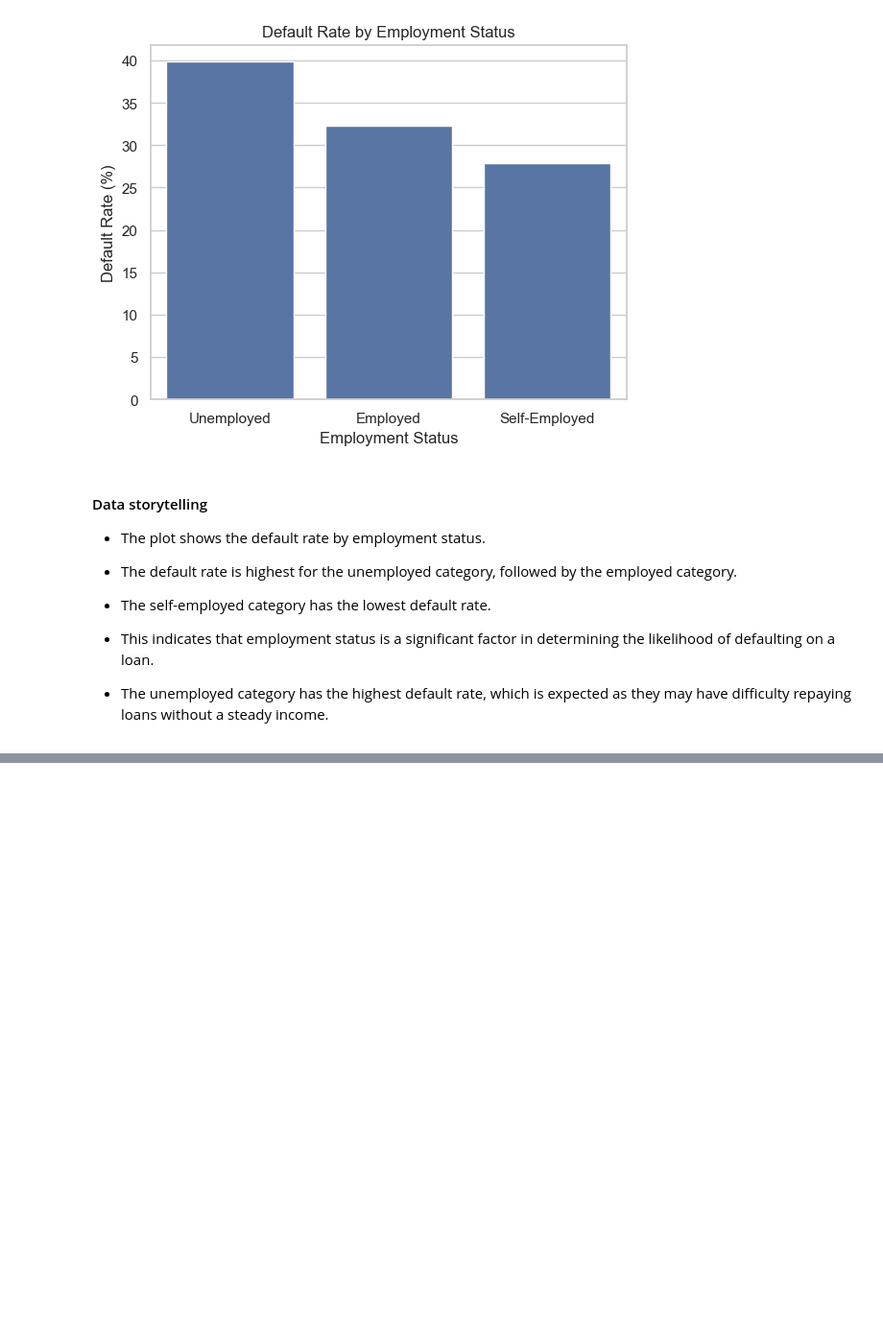
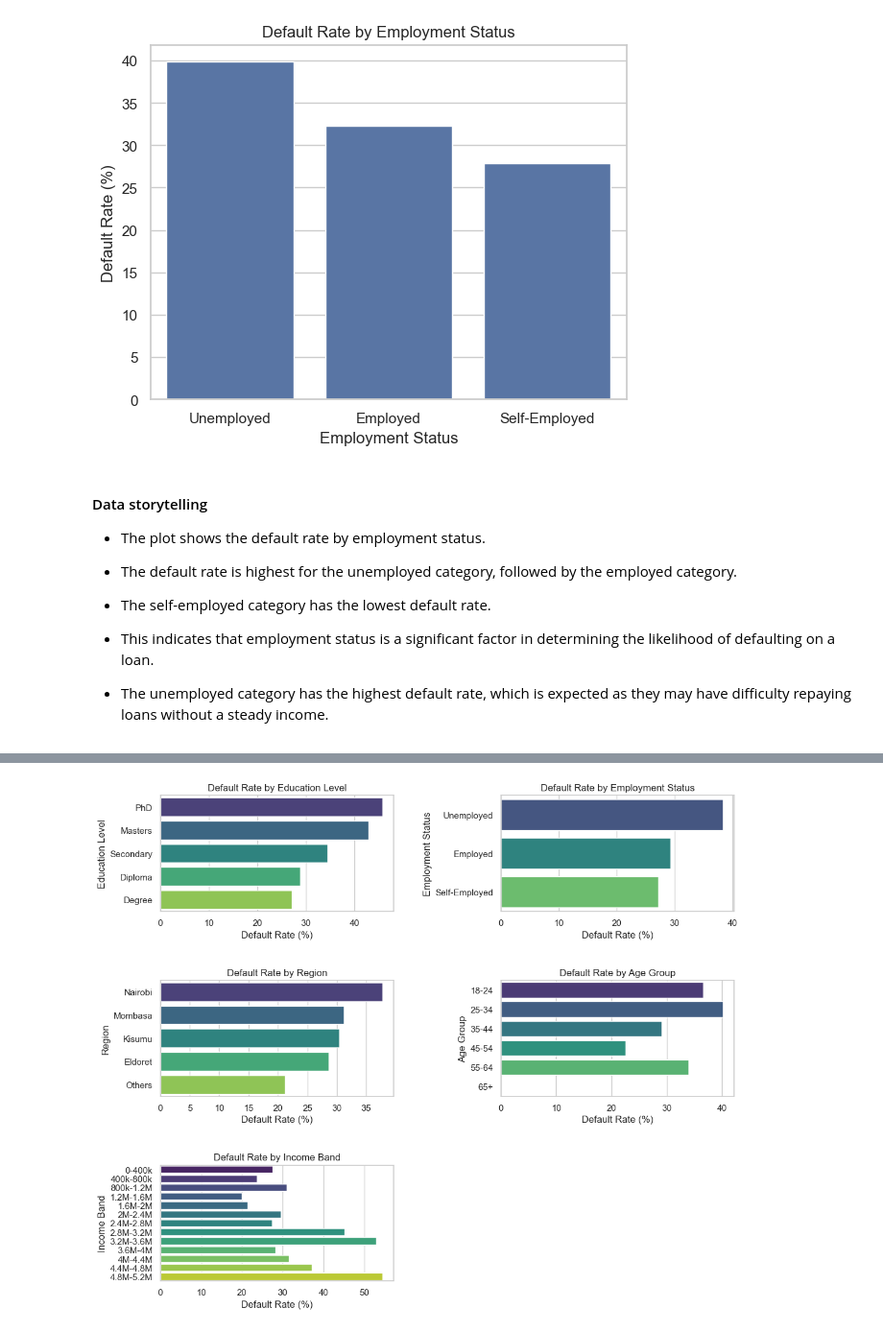
Before and after one commit to mut-rogers/Loan-Default-Analysis, a Jupyter notebook: solution.ipynb, the cells around one changed output, grey strips where cells are left out. Shown: that part at 96% size. Cells and saved outputs as stored; diff of their text form; code cells hidden in the pictures; blank space fills up the shorter version.

Commit message:
q1 - default rate by segmentations

```diff
--- a/solution.ipynb
+++ b/solution.ipynb
@@ -156,0 +216,59 @@ Text(0.5, 1.0, 'Default Rate by Employment Status')
+# %%
+# Default rate by income levels
+# - We first create income bands
+income_bands = [100000, 400000, 800000, 1200000, 1600000, 2000000, 2400000, 2800000, 3200000, 3600000, 4000000, 4400000, 4800000, 5200000]
+
+income_band_labels = ['0-400k', '400k-800k', '800k-1.2M', '1.2M-1.6M', '1.6M-2M', '2M-2.4M', '2.4M-2.8M', '2.8M-3.2M', '3.2M-3.6M', '3.6M-4M', '4M-4.4M', '4.4M-4.8M', '4.8M-5.2M']
+
+loan_data_df["Income_Band"] = pd.cut(loan_data_df["Annual_Income"], bins=income_bands, labels=income_band_labels)
+
+loan_default_by_income_band = loan_data_df.groupby("Income_Band").Default_Status.mean().reset_index().sort_values(by="Default_Status", ascending=False)
+
+loan_default_by_income_band.columns = ['Income Band', 'Default Rate']
+
+loan_default_by_income_band["Default Rate"] = loan_default_by_income_band["Default Rate"] * 100
+# %%
+# Visualizing default rates by different segments
+
+fig, ax = plt.subplots(3, 2, figsize=(12, 10))
+
+# Default rate by education level
+sns.barplot(default_rate_by_education_level, x="Default Rate", y="Education Level", palette="viridis", ax=ax[0,0])
+
+ax[0,0].set_title("Default Rate by Education Level")
+
+ax[0,0].set_xlabel("Default Rate (%)")
+
+# Default rate by employment status
+sns.barplot(default_rate_by_employment_status, x="Default Rate", y="Employment Status", palette="viridis", ax=ax[0,1])
+
+ax[0,1].set_title("Default Rate by Employment Status")
+
+ax[0,1].set_xlabel("Default Rate (%)")
+
+# Default rate by region
+sns.barplot(default_rate_by_region, x="Default Rate", y="Region", palette="viridis", ax=ax[1,0])
+
+ax[1,0].set_title("Default Rate by Region")
+
+ax[1,0].set_xlabel("Default Rate (%)")
+
+# Default rate by age group
+sns.barplot(default_rate_by_age_group, x="Default Rate", y="Age Group", palette="viridis", ax=ax[1,1])
+
+ax[1,1].set_title("Default Rate by Age Group")
+
+ax[1,1].set_xlabel("Default Rate (%)")
+
+
+# Default rate by income band
+sns.barplot(loan_default_by_income_band, x="Default Rate", y="Income Band", palette="viridis", ax=ax[2,0])
+
+ax[2,0].set_title("Default Rate by Income Band")
+
+ax[2,0].set_xlabel("Default Rate (%)")
+
+plt.tight_layout(pad=3.0) # Increasing padding space for the subplots
+fig.delaxes(ax[2,1]) # Remove the empty subplot
+# %% [output]
+[figure, added]
```
Also changed, not shown: parts of 7 cells of this notebook.
